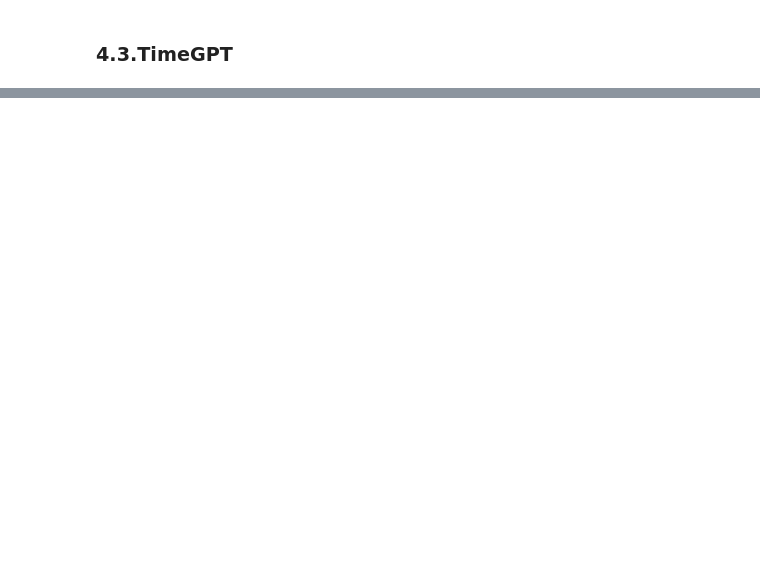
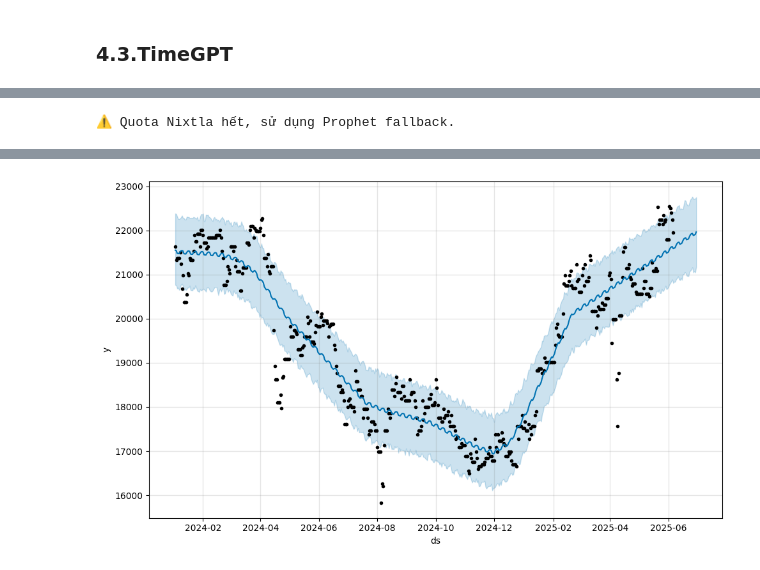
Before and after one commit to PNTLinh/Stock_TI, a Jupyter notebook: stock.ipynb, the cells around one changed output, grey strips where cells are left out. Saved outputs shown, nothing was run; the diff lists cells and outputs as text; code cells hidden in the pictures; blank space fills up the shorter version.

```diff
--- a/stock.ipynb
+++ b/stock.ipynb
@@ -538,0 +622,69 @@ INFO:nixtla.nixtla_client:Calling Anomaly Detector Endpoint...
+# %%
+from nixtla.nixtla_client import NixtlaClient, ApiError
+from prophet import Prophet
+import pandas as pd
+import numpy as np
+from sklearn.metrics import mean_absolute_error, mean_squared_error
+
+# 1. Khởi tạo client Nixtla
+nixtla_client = NixtlaClient(
+    api_key="nixak-XZNxaPQCR93NPPywAL5rFS1MqcWnVxRrzOQgQwdOBf1ffrkq5tUb7xNlygWS2tWb5gfey1nd6NLCDxdv"
+)
+
+# 2. Chuẩn bị df_gpt
+df_gpt = df[["time","close"]].rename(columns={"time":"ds","close":"y"})
+df_gpt["ds"] = pd.to_datetime(df_gpt["ds"])
+df_gpt = (
+    df_gpt.sort_values("ds")
+          .drop_duplicates("ds")
+          .set_index("ds")
+          .asfreq("D")     # tạo đủ khung ngày hàng ngày
+          .reset_index()
+)
+df_gpt["y"] = df_gpt["y"].ffill()
+
+# 3. Forecast và vẽ, với fallback Prophet khi hết quota
+try:
+    fcst_df = nixtla_client.forecast(df_gpt, h=24, freq="D", level=[80,90])
+    nixtla_client.plot(df_gpt, fcst_df, level=[80,90])
+
+    # Đưa 'yhat' từ Nixtla vào đánh giá
+    df_eval = pd.concat([
+        df_gpt.set_index("ds")["y"],
+        fcst_df.set_index("ds")["yhat"]
+    ], axis=1).dropna()
+    df_eval.columns = ["y_true","y_pred"]
+
+except ApiError as e:
+    if e.status_code == 429:
+        print("⚠️ Quota Nixtla hết, sử dụng Prophet fallback.")
+        m = Prophet(daily_seasonality=True)
+        m.fit(df_gpt)
+        future = m.make_future_dataframe(periods=24, freq="D")
+        forecast = m.predict(future)
+        fig = m.plot(forecast)
+
+        # Đánh giá trên chính tập lịch sử
+        df_eval = pd.concat([
+            df_gpt.set_index("ds")["y"],
+            forecast.set_index("ds")["yhat"]
+        ], axis=1).dropna()
+        df_eval.columns = ["y_true","y_pred"]
+    else:
+        raise
+
+# 4. Tính MAE/MSE
+mae = mean_absolute_error(df_eval["y_true"], df_eval["y_pred"])
+mse = mean_squared_error(df_eval["y_true"], df_eval["y_pred"])
+print(f"MAE: {mae:.4f}")
+print(f"MSE: {mse:.4f}\n")
+
+# 5. In mẫu đầu
+print("Sample predictions:")
+print(df_eval.head(10).reset_index().rename(columns={"ds":"date"}).to_string(index=False))
+
+# 6. Lưu kết quả đánh giá ra CSV (đường dẫn Windows raw-string)
+output_path = r"C:\Users\ntlinh\OneDrive - Hanoi University of Science and Technology\Documents\20242\Pro2\forecast_eval.csv"
+df_eval.reset_index().rename(columns={"ds":"date"}).to_csv(output_path, index=False)
+print(f"\nSaved evaluation results to:\n{output_path}")
+# %% [output]
@@ -538,0 +703 @@ INFO:nixtla.nixtla_client:Calling Anomaly Detector Endpoint...
+⚠️ Quota Nixtla hết, sử dụng Prophet fallback.
@@ -538,0 +733 @@ INFO:nixtla.nixtla_client:Calling Anomaly Detector Endpoint...
+[figure, added]
```
Also changed, not shown: parts of 32 cells of this notebook, 3 other files.
